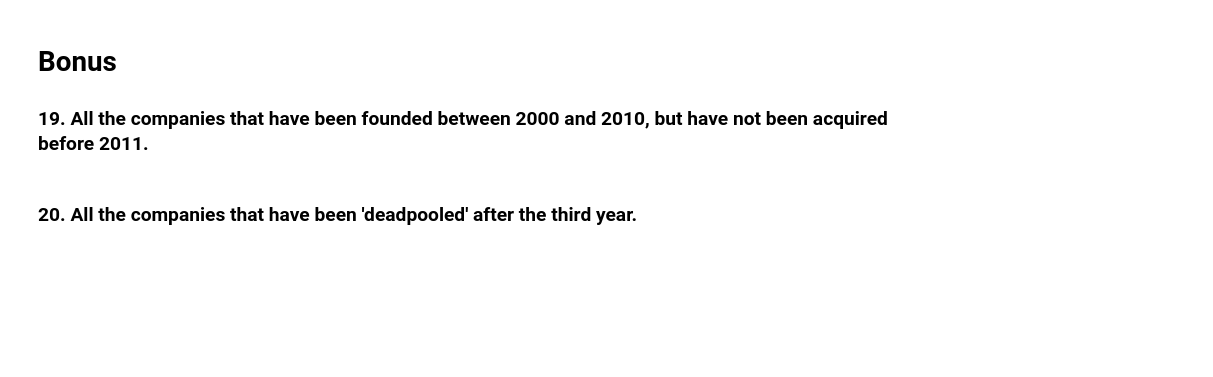
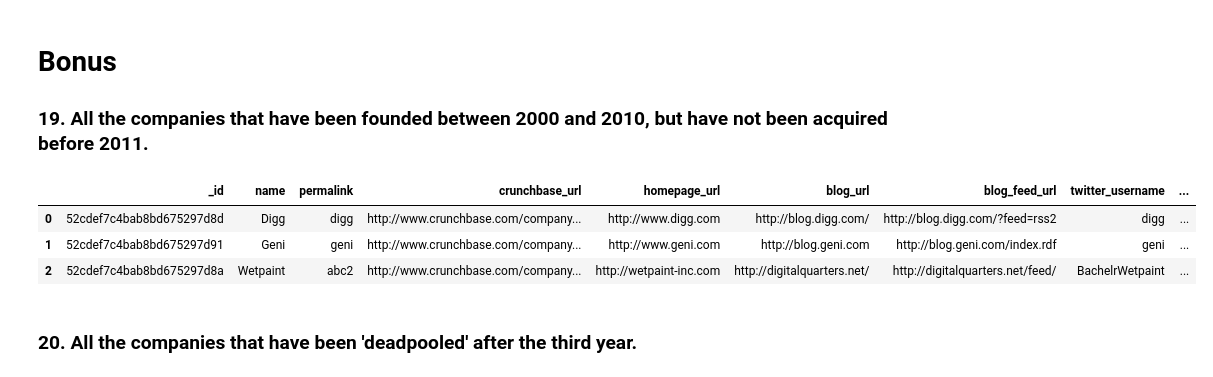
Before and after one commit to Ironhack-Part-Time-Enero2022/lab-mongo-queries, a Jupyter notebook: your_code/main.ipynb, the cells around one changed output. Cells and saved outputs as stored; diff of their text form; code cells hidden in the pictures; blank space fills up the shorter version.

```diff
--- a/your_code/main.ipynb
+++ b/your_code/main.ipynb
@@ -277,2 +276,14 @@ first_trimester
+# %%
+cond1 = {'founded_year': {'$gte': 2000}}
+cond2 = {'founded_year': {'$lte': 2010}}
+cond3 = {'acquisition.acquired_year': {'$gte': 2011}}
+
+found_aq_2 = pd.DataFrame(companies.find({'$and': [cond1, cond2, cond3]}).limit(3))
+found_aq_2
+# %% [output]
+|  | _id | name | permalink | crunchbase_url | homepage_url | blog_url | blog_feed_url | twitter_username | ... |
+| 0 | 52cdef7c4bab8bd675297d8d | Digg | digg | http://www.crunchbase.com/company... | http://www.digg.com | http://blog.digg.com/ | http://blog.digg.com/?feed=rss2 | digg | ... |
+| 1 | 52cdef7c4bab8bd675297d91 | Geni | geni | http://www.crunchbase.com/company... | http://www.geni.com | http://blog.geni.com | http://blog.geni.com/index.rdf | geni | ... |
+| 2 | 52cdef7c4bab8bd675297d8a | Wetpaint | abc2 | http://www.crunchbase.com/company... | http://wetpaint-inc.com | http://digitalquarters.net/ | http://digitalquarters.net/feed/ | BachelrWetpaint | ... |
 # %% [markdown]
 ### 20. All the companies that have been 'deadpooled' after the third year.
```
Also changed, not shown: parts of 5 cells of this notebook.
